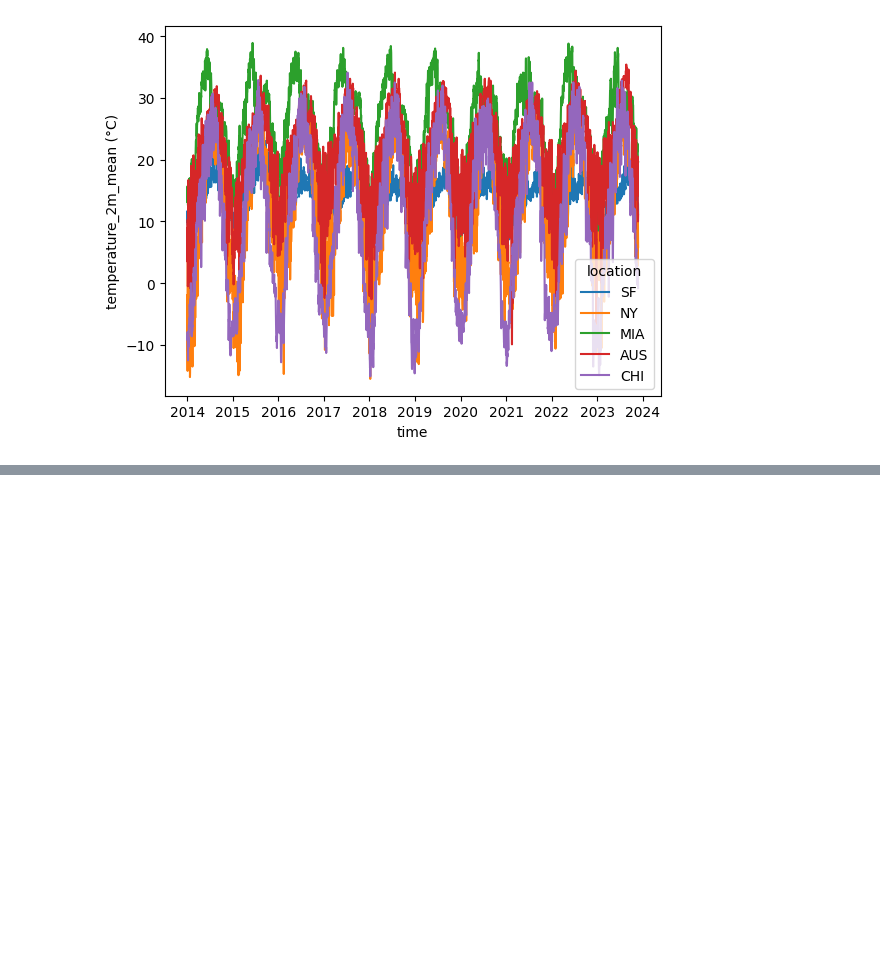
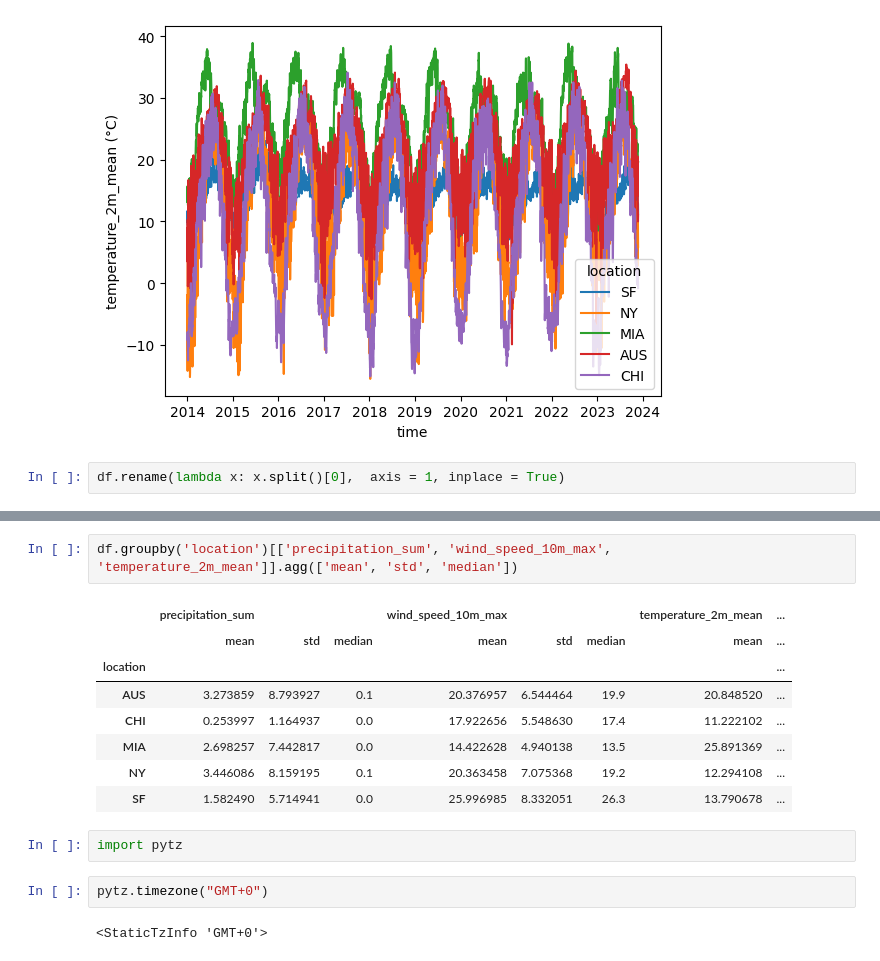
Before and after one commit to elliottjones56/Weather, a Jupyter notebook: code/vijay-starter.ipynb, the cells around one changed output, grey strips where cells are left out. Drawn from its saved outputs; the diff is of its cells as text; blank space fills up the shorter version.

```diff
--- a/code/vijay-starter.ipynb
+++ b/code/vijay-starter.ipynb
@@ -123,3 +187,5 @@ sns.lineplot(
 );
 # %% [output]
 [figure]
+# %%
+df.rename(lambda x: x.split()[0],  axis = 1, inplace = True)
@@ -125,0 +202,17 @@ sns.lineplot(
+# %%
+df.groupby('location')[['precipitation_sum', 'wind_speed_10m_max', 'temperature_2m_mean']].agg(['mean', 'std', 'median'])
+# %% [output]
+|  | precipitation_sum |  |  | wind_speed_10m_max |  |  | temperature_2m_mean | ... |
+|  | mean | std | median | mean | std | median | mean | ... |
+| location |  |  |  |  |  |  |  | ... |
+| AUS | 3.273859 | 8.793927 | 0.1 | 20.376957 | 6.544464 | 19.9 | 20.848520 | ... |
+| CHI | 0.253997 | 1.164937 | 0.0 | 17.922656 | 5.548630 | 17.4 | 11.222102 | ... |
+| MIA | 2.698257 | 7.442817 | 0.0 | 14.422628 | 4.940138 | 13.5 | 25.891369 | ... |
+| NY | 3.446086 | 8.159195 | 0.1 | 20.363458 | 7.075368 | 19.2 | 12.294108 | ... |
+| SF | 1.582490 | 5.714941 | 0.0 | 25.996985 | 8.332051 | 26.3 | 13.790678 | ... |
+# %%
+import pytz
+# %%
+pytz.timezone("GMT+0")
+# %% [output]
+<StaticTzInfo 'GMT+0'>
```
Also changed, not shown: parts of 13 cells of this notebook.
